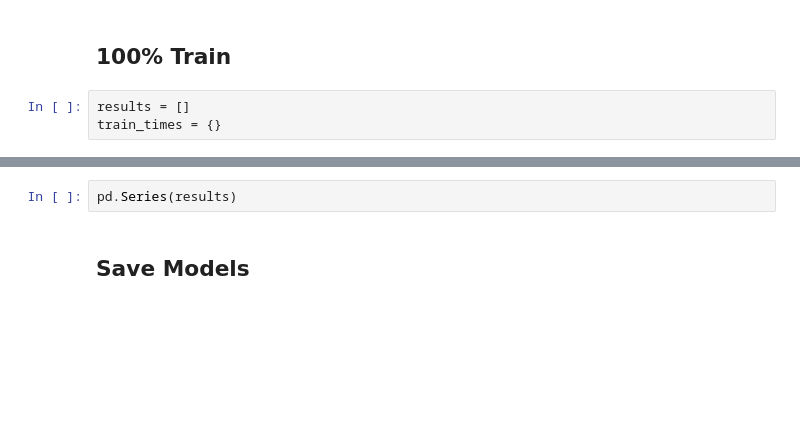
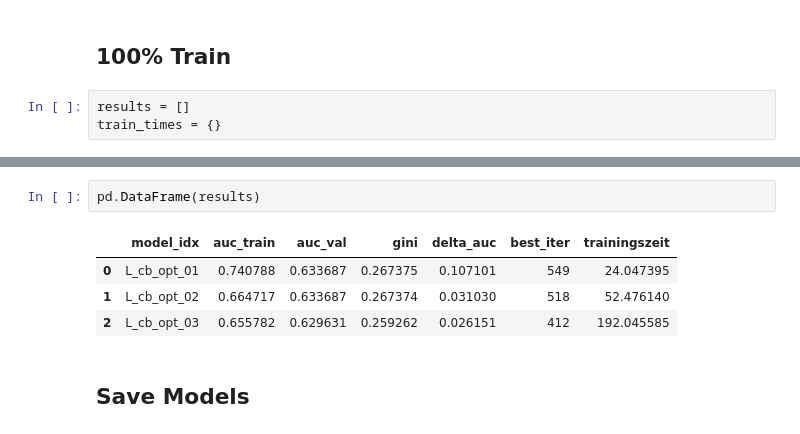
Before and after one commit to Delamijo/Advanced_Data_Analytics_University_Project, a Jupyter notebook: members/L_L/notebooks_LL/12_CatBoost_Opti_1.ipynb, the cells around one changed output, grey strips where cells are left out. Saved outputs shown, nothing was run; the diff lists cells and outputs as text; blank space fills up the shorter version.

```diff
--- a/members/L_L/notebooks_LL/12_CatBoost_Opti_1.ipynb
+++ b/members/L_L/notebooks_LL/12_CatBoost_Opti_1.ipynb
@@ -548,5 +608,10 @@ results.append(
 # %%
-pd.Series(results)
+pd.DataFrame(results)
+# %% [output]
+|  | model_idx | auc_train | auc_val | gini | delta_auc | best_iter | trainingszeit |
+| 0 | L_cb_opt_01 | 0.740788 | 0.633687 | 0.267375 | 0.107101 | 549 | 24.047395 |
+| 1 | L_cb_opt_02 | 0.664717 | 0.633687 | 0.267374 | 0.031030 | 518 | 52.476140 |
+| 2 | L_cb_opt_03 | 0.655782 | 0.629631 | 0.259262 | 0.026151 | 412 | 192.045585 |
 # %% [markdown]
 ## Save Models
 # %%
```
Also changed, not shown: parts of 7 cells of this notebook.
